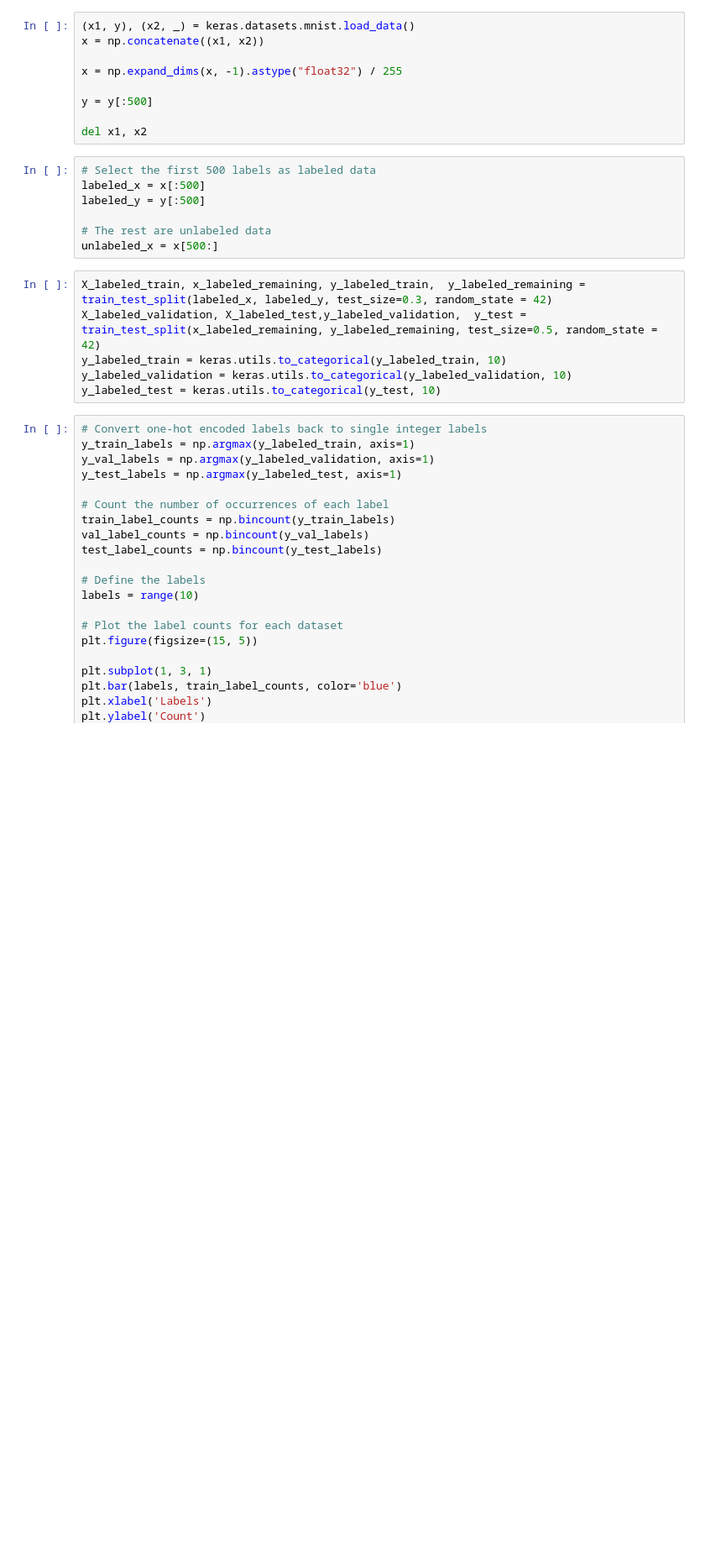
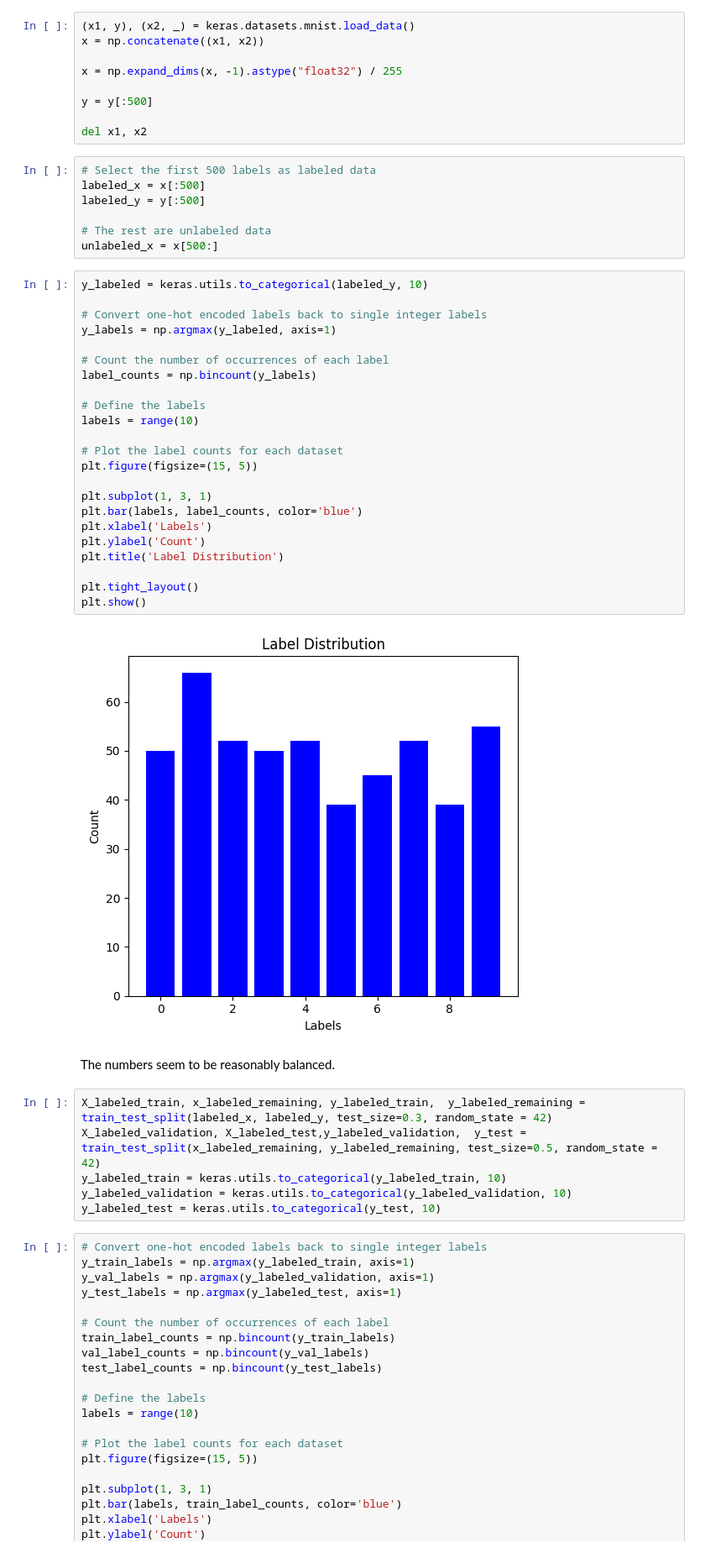
Before and after one commit to miepvis/MT2B, a Jupyter notebook: Opdracht datapunt 2b M&T.ipynb, the cells around one changed output. Shown at 84% size. Cells and saved outputs as stored; diff of their text form; blank space fills up the shorter version.

```diff
--- a/Opdracht datapunt 2b M&T.ipynb
+++ b/Opdracht datapunt 2b M&T.ipynb
@@ -53,6 +53,33 @@ labeled_y = y[:500]
 
 # The rest are unlabeled data
 unlabeled_x = x[500:]
+# %%
+y_labeled = keras.utils.to_categorical(labeled_y, 10)
+
+# Convert one-hot encoded labels back to single integer labels
+y_labels = np.argmax(y_labeled, axis=1)
+
+# Count the number of occurrences of each label
+label_counts = np.bincount(y_labels)
+
+# Define the labels
+labels = range(10)
+
+# Plot the label counts for each dataset
+plt.figure(figsize=(15, 5))
+
+plt.subplot(1, 3, 1)
+plt.bar(labels, label_counts, color='blue')
+plt.xlabel('Labels')
+plt.ylabel('Count')
+plt.title('Label Distribution')
+
+plt.tight_layout()
+plt.show()
+# %% [output]
+[figure, added]
+# %% [markdown]
+The numbers seem to be reasonably balanced.
 # %%
 X_labeled_train, x_labeled_remaining, y_labeled_train,  y_labeled_remaining = train_test_split(labeled_x, labeled_y, test_size=0.3, random_state = 42)
 X_labeled_validation, X_labeled_test,y_labeled_validation,  y_test = train_test_split(x_labeled_remaining, y_labeled_remaining, test_size=0.5, random_state = 42)
```
Also changed, not shown: parts of 62 cells of this notebook.
